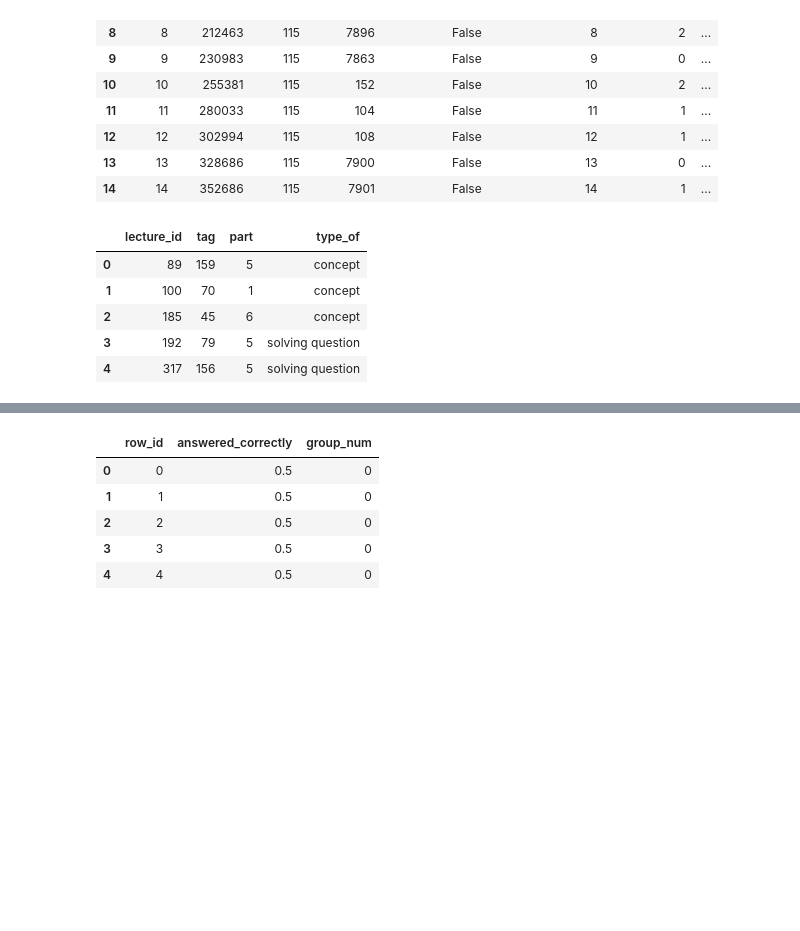
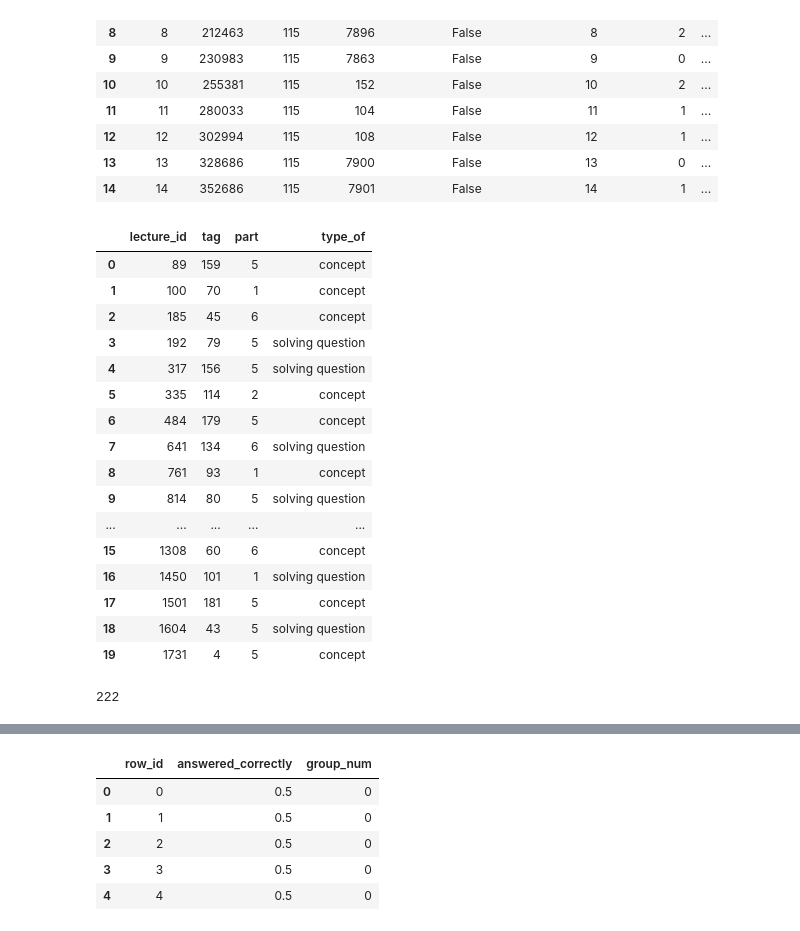
Before and after one commit to Stromdahl/Big_data_final_task, a Jupyter notebook: pandas_parquet.ipynb, the cells around one changed output, grey strips where cells are left out. Drawn from its saved outputs; the diff is of its cells as text; code cells hidden in the pictures; blank space fills up the shorter version.

```diff
--- a/pandas_parquet.ipynb
+++ b/pandas_parquet.ipynb
@@ -52,11 +52,26 @@ data.head(15)
 | 14 | 14 | 352686 | 115 | 7901 | False | 14 | 1 | ... |
 # %%
 lectures = pd.read_csv('./raw_data/lectures.csv')
-lectures.head()
+lectures.head(20)
 # %% [output]
 |  | lecture_id | tag | part | type_of |
 | 0 | 89 | 159 | 5 | concept |
 | 1 | 100 | 70 | 1 | concept |
 | 2 | 185 | 45 | 6 | concept |
 | 3 | 192 | 79 | 5 | solving question |
 | 4 | 317 | 156 | 5 | solving question |
+| 5 | 335 | 114 | 2 | concept |
+| 6 | 484 | 179 | 5 | concept |
+| 7 | 641 | 134 | 6 | solving question |
+| 8 | 761 | 93 | 1 | concept |
+| 9 | 814 | 80 | 5 | solving question |
+| ... | ... | ... | ... | ... |
+| 15 | 1308 | 60 | 6 | concept |
+| 16 | 1450 | 101 | 1 | solving question |
+| 17 | 1501 | 181 | 5 | concept |
+| 18 | 1604 | 43 | 5 | solving question |
+| 19 | 1731 | 4 | 5 | concept |
+# %%
+(lectures['type_of']=='concept').sum()
+# %% [output]
+222
```
Also changed, not shown: parts of 7 cells of this notebook.
